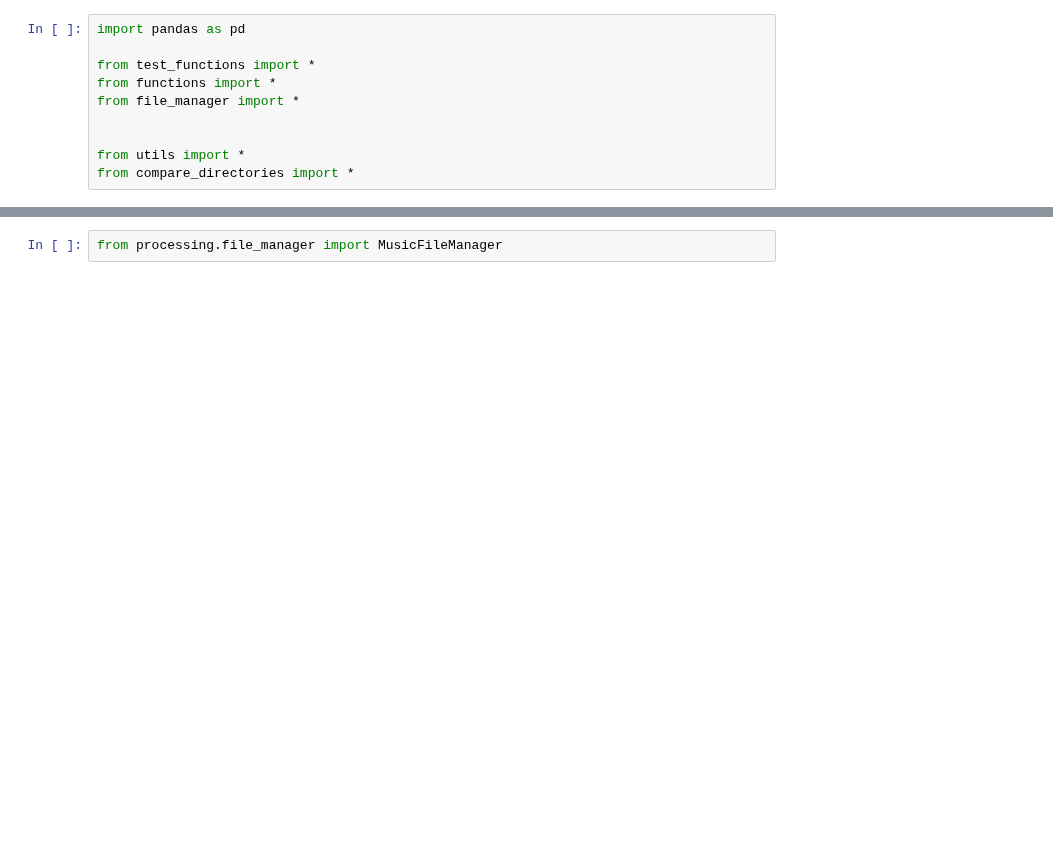
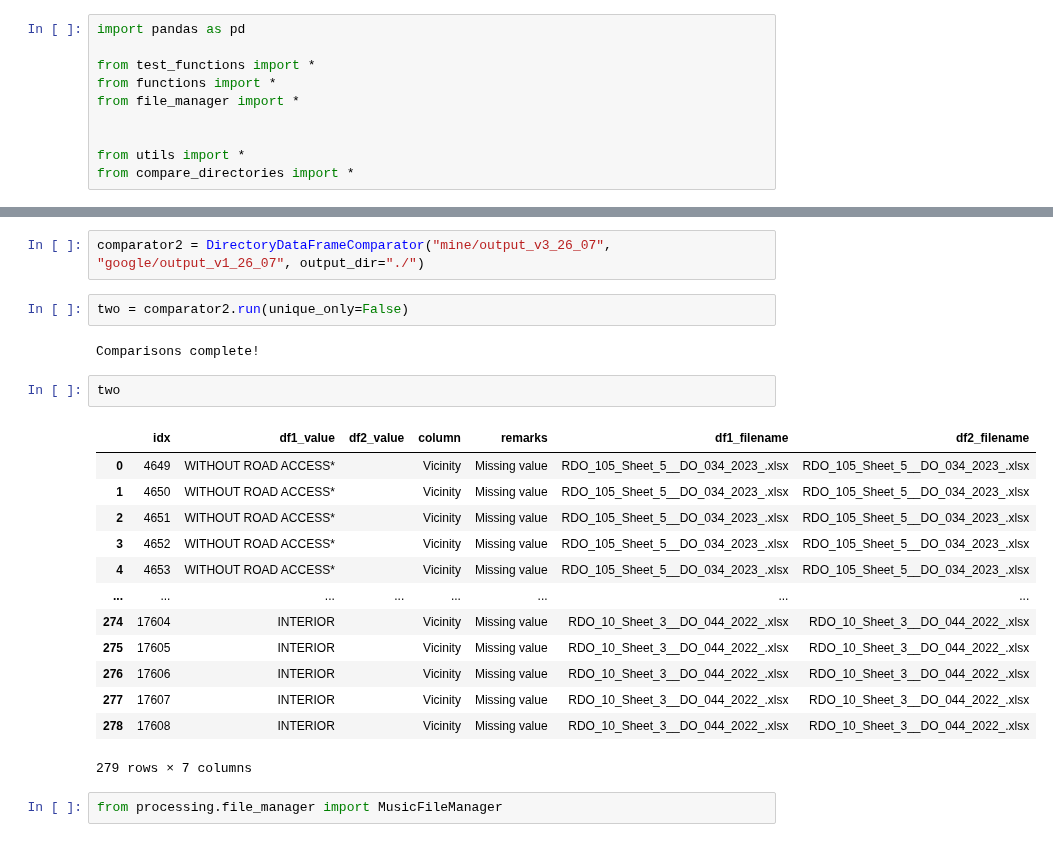
Before and after one commit to lansantuyo/bir-zl-scraping, a Jupyter notebook: processing/new.ipynb, the cells around one changed output, grey strips where cells are left out. Drawn from its saved outputs; the diff is of its cells as text; blank space fills up the shorter version.

```diff
--- a/processing/new.ipynb
+++ b/processing/new.ipynb
@@ -116,3 +149,25 @@ one
+# %%
+comparator2 = DirectoryDataFrameComparator("mine/output_v3_26_07", "google/output_v1_26_07", output_dir="./")
+# %%
+two = comparator2.run(unique_only=False)
+# %% [output]
+Comparisons complete!
+# %%
+two
+# %% [output]
+|  | idx | df1_value | df2_value | column | remarks | df1_filename | df2_filename |
+| 0 | 4649 | WITHOUT ROAD ACCESS* |  | Vicinity | Missing value | RDO_105_Sheet_5__DO_034_2023_.xlsx | RDO_105_Sheet_5__DO_034_2023_.xlsx |
+| 1 | 4650 | WITHOUT ROAD ACCESS* |  | Vicinity | Missing value | RDO_105_Sheet_5__DO_034_2023_.xlsx | RDO_105_Sheet_5__DO_034_2023_.xlsx |
+| 2 | 4651 | WITHOUT ROAD ACCESS* |  | Vicinity | Missing value | RDO_105_Sheet_5__DO_034_2023_.xlsx | RDO_105_Sheet_5__DO_034_2023_.xlsx |
+| 3 | 4652 | WITHOUT ROAD ACCESS* |  | Vicinity | Missing value | RDO_105_Sheet_5__DO_034_2023_.xlsx | RDO_105_Sheet_5__DO_034_2023_.xlsx |
+| 4 | 4653 | WITHOUT ROAD ACCESS* |  | Vicinity | Missing value | RDO_105_Sheet_5__DO_034_2023_.xlsx | RDO_105_Sheet_5__DO_034_2023_.xlsx |
+| ... | ... | ... | ... | ... | ... | ... | ... |
+| 274 | 17604 | INTERIOR |  | Vicinity | Missing value | RDO_10_Sheet_3__DO_044_2022_.xlsx | RDO_10_Sheet_3__DO_044_2022_.xlsx |
+| 275 | 17605 | INTERIOR |  | Vicinity | Missing value | RDO_10_Sheet_3__DO_044_2022_.xlsx | RDO_10_Sheet_3__DO_044_2022_.xlsx |
+| 276 | 17606 | INTERIOR |  | Vicinity | Missing value | RDO_10_Sheet_3__DO_044_2022_.xlsx | RDO_10_Sheet_3__DO_044_2022_.xlsx |
+| 277 | 17607 | INTERIOR |  | Vicinity | Missing value | RDO_10_Sheet_3__DO_044_2022_.xlsx | RDO_10_Sheet_3__DO_044_2022_.xlsx |
+| 278 | 17608 | INTERIOR |  | Vicinity | Missing value | RDO_10_Sheet_3__DO_044_2022_.xlsx | RDO_10_Sheet_3__DO_044_2022_.xlsx |
+279 rows × 7 columns
 # %%
 from processing.file_manager import MusicFileManager
 # %%
```
Also changed, not shown: parts of 11 cells of this notebook, 5 other files.
